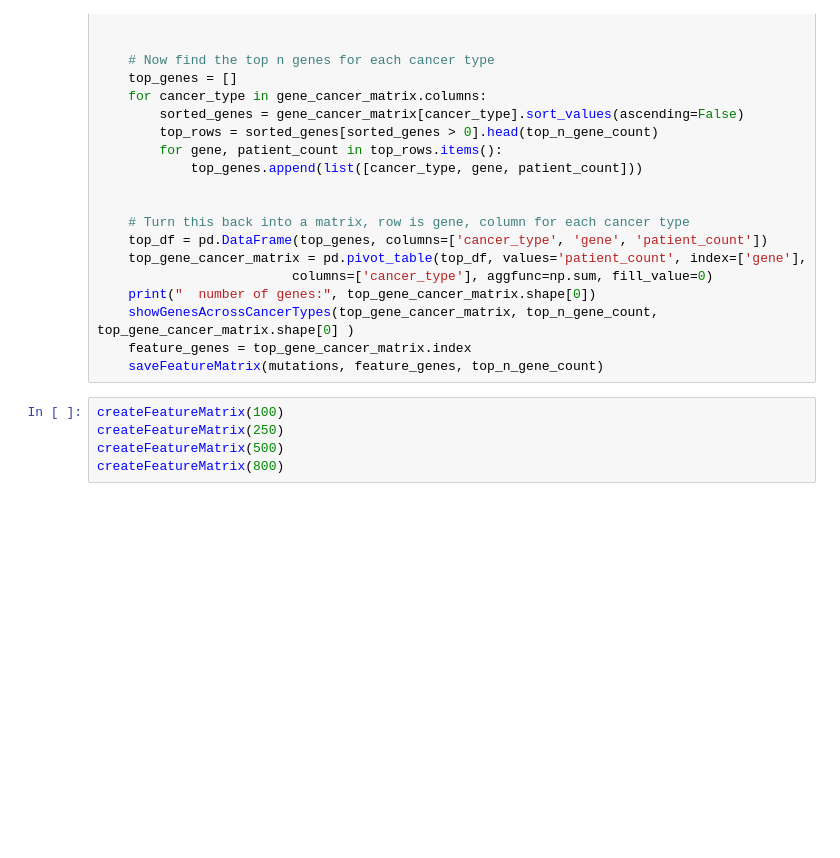
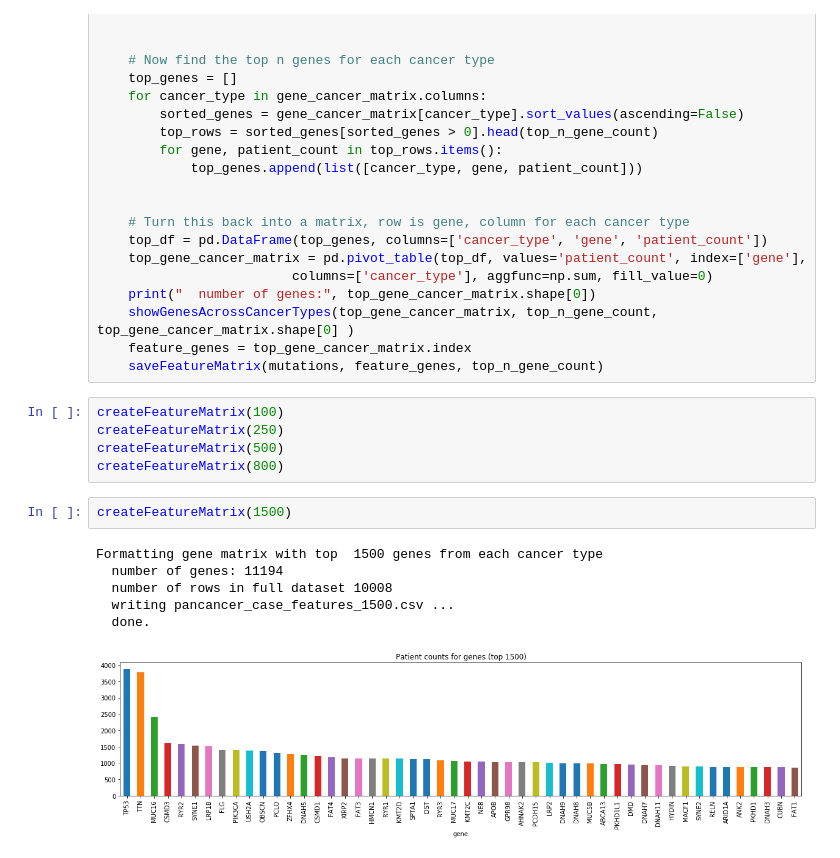
Before and after one commit to tonydisera/w207_6_sum19_g5_final_project, a Jupyter notebook: merge_pancancer_somatic_mutations/transform_pancancer_merged_data.ipynb, the cells around one changed output. Saved outputs shown, nothing was run; the diff lists cells and outputs as text; blank space fills up the shorter version.

```diff
--- a/merge_pancancer_somatic_mutations/transform_pancancer_merged_data.ipynb
+++ b/merge_pancancer_somatic_mutations/transform_pancancer_merged_data.ipynb
@@ -143,3 +192,12 @@ createFeatureMatrix(100)
 createFeatureMatrix(250)
 createFeatureMatrix(500)
 createFeatureMatrix(800)
+# %%
+createFeatureMatrix(1500)
+# %% [output]
+Formatting gene matrix with top  1500 genes from each cancer type
+  number of genes: 11194
+  number of rows in full dataset 10008
+  writing pancancer_case_features_1500.csv ...
+  done.
+[figure, added]
```
Also changed, not shown: parts of 6 cells of this notebook, 3 other files.
